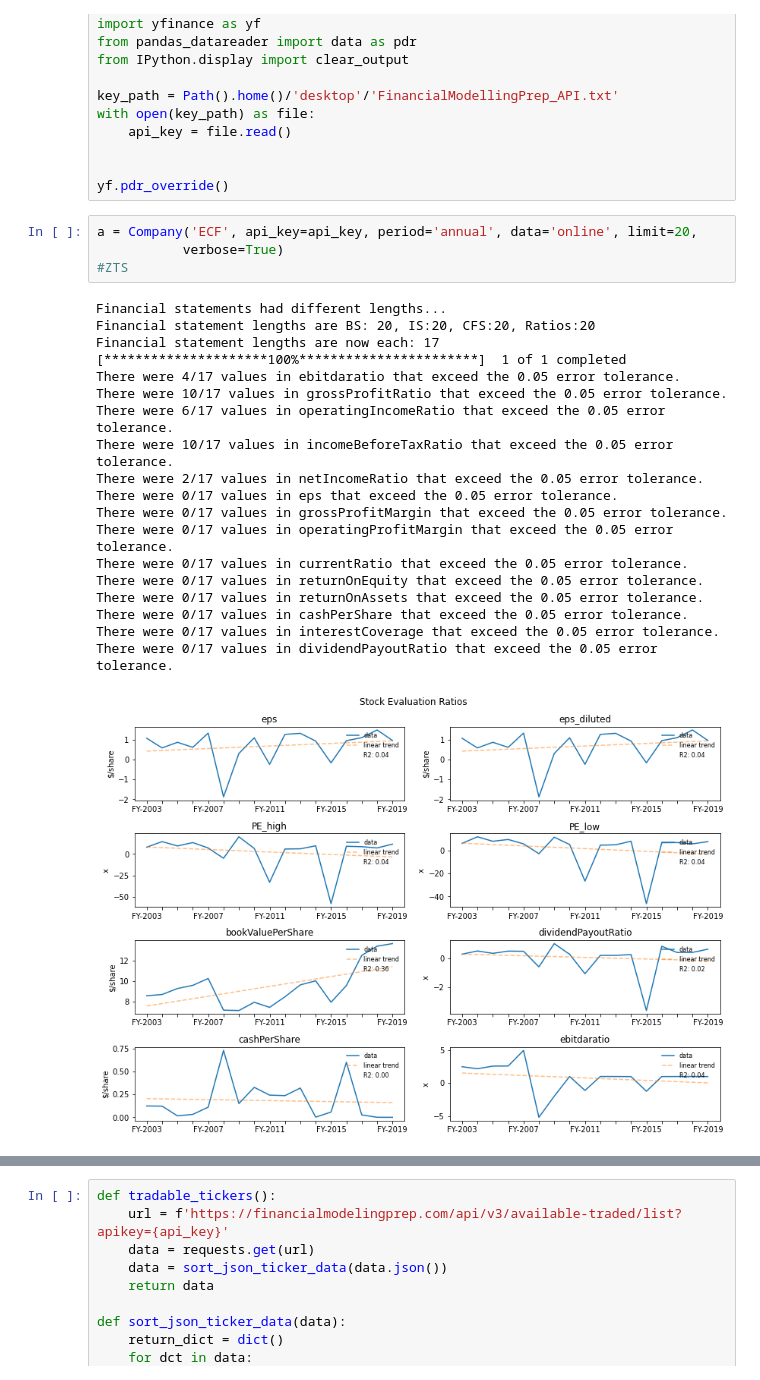
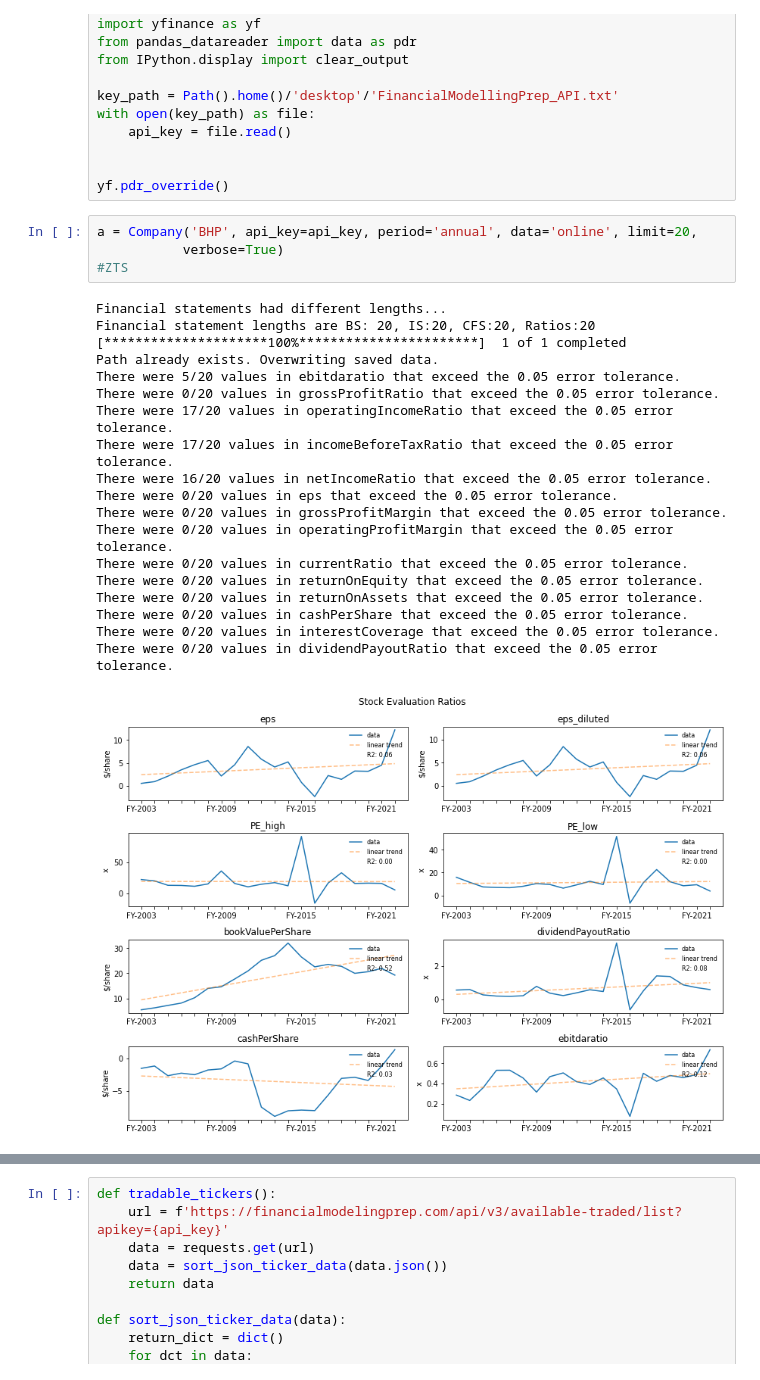
Before and after one commit to oldhiltonian/investment-tools, a Jupyter notebook: Example Use.ipynb, the cells around one changed output, grey strips where cells are left out. Drawn from its saved outputs; the diff is of its cells as text.

```diff
--- a/Testing & Example Use.ipynb
+++ b/Example Use.ipynb
@@ -16,26 +16,26 @@ with open(key_path) as file:
 
 yf.pdr_override()
 # %%
-a = Company('ECF', api_key=api_key, period='annual', data='online', limit=20,
+a = Company('BHP', api_key=api_key, period='annual', data='online', limit=20,
            verbose=True)
 #ZTS
 # %% [output]
 Financial statements had different lengths...
 Financial statement lengths are BS: 20, IS:20, CFS:20, Ratios:20
-Financial statement lengths are now each: 17
 [*********************100%***********************]  1 of 1 completed
-There were 4/17 values in ebitdaratio that exceed the 0.05 error tolerance.
-There were 10/17 values in grossProfitRatio that exceed the 0.05 error tolerance.
-There were 6/17 values in operatingIncomeRatio that exceed the 0.05 error tolerance.
-There were 10/17 values in incomeBeforeTaxRatio that exceed the 0.05 error tolerance.
-There were 2/17 values in netIncomeRatio that exceed the 0.05 error tolerance.
-There were 0/17 values in eps that exceed the 0.05 error tolerance.
-There were 0/17 values in grossProfitMargin that exceed the 0.05 error tolerance.
-There were 0/17 values in operatingProfitMargin that exceed the 0.05 error tolerance.
-There were 0/17 values in currentRatio that exceed the 0.05 error tolerance.
-There were 0/17 values in returnOnEquity that exceed the 0.05 error tolerance.
-There were 0/17 values in returnOnAssets that exceed the 0.05 error tolerance.
-There were 0/17 values in cashPerShare that exceed the 0.05 error tolerance.
-There were 0/17 values in interestCoverage that exceed the 0.05 error tolerance.
-There were 0/17 values in dividendPayoutRatio that exceed the 0.05 error tolerance.
+Path already exists. Overwriting saved data.
+There were 5/20 values in ebitdaratio that exceed the 0.05 error tolerance.
+There were 0/20 values in grossProfitRatio that exceed the 0.05 error tolerance.
+There were 17/20 values in operatingIncomeRatio that exceed the 0.05 error tolerance.
+There were 17/20 values in incomeBeforeTaxRatio that exceed the 0.05 error tolerance.
+There were 16/20 values in netIncomeRatio that exceed the 0.05 error tolerance.
+There were 0/20 values in eps that exceed the 0.05 error tolerance.
+There were 0/20 values in grossProfitMargin that exceed the 0.05 error tolerance.
+There were 0/20 values in operatingProfitMargin that exceed the 0.05 error tolerance.
+There were 0/20 values in currentRatio that exceed the 0.05 error tolerance.
+There were 0/20 values in returnOnEquity that exceed the 0.05 error tolerance.
+There were 0/20 values in returnOnAssets that exceed the 0.05 error tolerance.
+There were 0/20 values in cashPerShare that exceed the 0.05 error tolerance.
+There were 0/20 values in interestCoverage that exceed the 0.05 error tolerance.
+There were 0/20 values in dividendPayoutRatio that exceed the 0.05 error tolerance.
-[figure, old version]
+[figure, new version]
```
Also changed, not shown: parts of 2 cells of this notebook, 20 other files.
